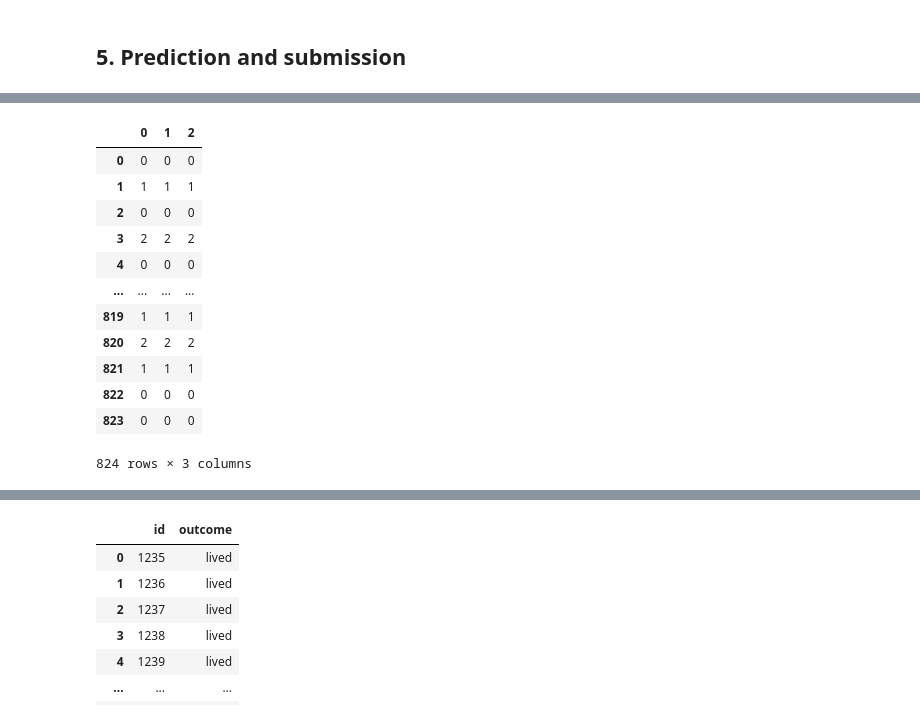
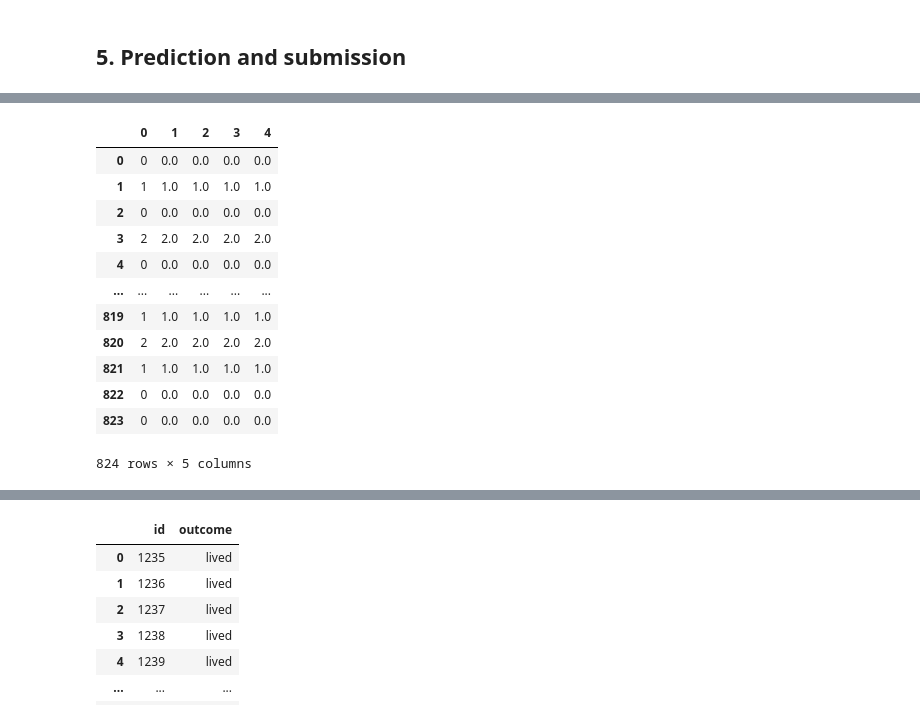
Before and after one commit to MateuszPryl/Horse_Health_Predicion_s3e22, a Jupyter notebook: Horse_Health_Outcome.ipynb, the cells around one changed output, grey strips where cells are left out. Saved outputs shown, nothing was run; the diff lists cells and outputs as text; code cells hidden in the pictures.

Commit message:
Added 2 new models and changes ti data preprocessing, code cleanup

```diff
--- a/Horse_Health_Outcome.ipynb
+++ b/Horse_Health_Outcome.ipynb
@@ -762,0 +576,2 @@ After tuning the F1 score increased by 2
+# %%
+X_train, X_test, y_train, y_test = train_test_split(X, y, test_size=0.2, random_state=42)
@@ -762,0 +638,16 @@ After tuning the F1 score increased by 2
+# %%
+f1_scores_hist_default = []
+
+model_hist_default = HistGradientBoostingClassifier(random_state=42)
+
+for train_index, test_index in kf.split(X):
+    X_train, X_test = X.iloc[train_index], X.iloc[test_index]
+    y_train, y_test = y.iloc[train_index], y.iloc[test_index]
+
+    model_hist_default.fit(X_train, y_train)
+
+    hist_preds = model_hist_default.predict(X_test)
+
+    f1_scores_hist_default.append(f1_score(y_test, hist_preds, average='micro'))
+
+print("Average model F1 score: {}".format(np.average(f1_scores_hist_default)))
@@ -780,22 +675,28 @@ xgb_predictions = model_xgb_tuned.predict(preprcessed_test_df)
 cat_predictions = cat_md_tuned.predict(preprcessed_test_df)
 # %%
 lgb_predictions = model_lgb_tuned.predict(preprcessed_test_df)
+# %%
+rfc_predictions = model_rfc_tuned.predict(preprcessed_test_df)
+# %%
+hist_predictions = model_hist_default.predict(preprcessed_test_df)
 # %%
 predictions = pd.concat([pd.Series(xgb_predictions.flatten()),
                          pd.Series(cat_predictions.flatten()),
-                         pd.Series(lgb_predictions.flatten())], axis=1)
+                         pd.Series(lgb_predictions.flatten()),
+                         pd.Series(rfc_predictions.flatten()),
+                         pd.Series(hist_predictions.flatten())], axis=1)
 predictions
 # %% [output]
-|  | 0 | 1 | 2 |
-| 0 | 0 | 0 | 0 |
-| 1 | 1 | 1 | 1 |
-| 2 | 0 | 0 | 0 |
-| 3 | 2 | 2 | 2 |
-| 4 | 0 | 0 | 0 |
-| ... | ... | ... | ... |
-| 819 | 1 | 1 | 1 |
-| 820 | 2 | 2 | 2 |
-| 821 | 1 | 1 | 1 |
-| 822 | 0 | 0 | 0 |
-| 823 | 0 | 0 | 0 |
+|  | 0 | 1 | 2 | 3 | 4 |
+| 0 | 0 | 0.0 | 0.0 | 0.0 | 0.0 |
+| 1 | 1 | 1.0 | 1.0 | 1.0 | 1.0 |
+| 2 | 0 | 0.0 | 0.0 | 0.0 | 0.0 |
+| 3 | 2 | 2.0 | 2.0 | 2.0 | 2.0 |
+| 4 | 0 | 0.0 | 0.0 | 0.0 | 0.0 |
+| ... | ... | ... | ... | ... | ... |
+| 819 | 1 | 1.0 | 1.0 | 1.0 | 1.0 |
+| 820 | 2 | 2.0 | 2.0 | 2.0 | 2.0 |
+| 821 | 1 | 1.0 | 1.0 | 1.0 | 1.0 |
+| 822 | 0 | 0.0 | 0.0 | 0.0 | 0.0 |
+| 823 | 0 | 0.0 | 0.0 | 0.0 | 0.0 |
-824 rows × 3 columns
+824 rows × 5 columns
```
Also changed, not shown: parts of 51 cells of this notebook.
